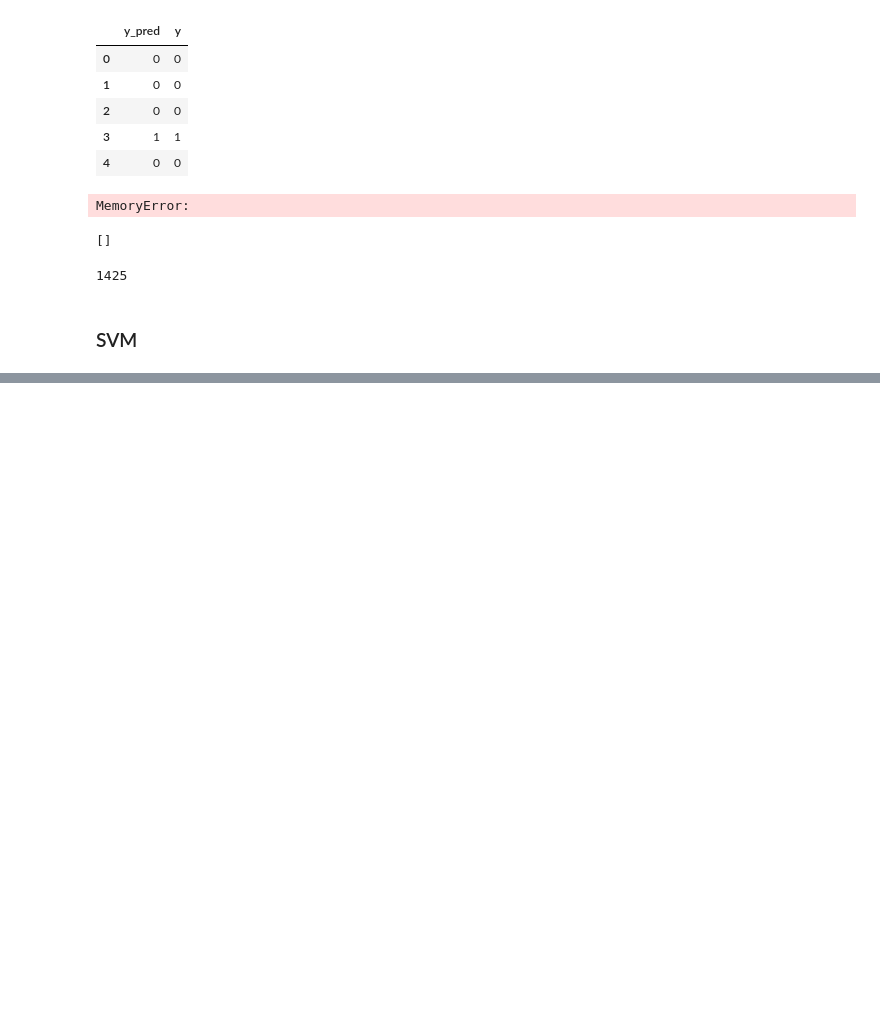
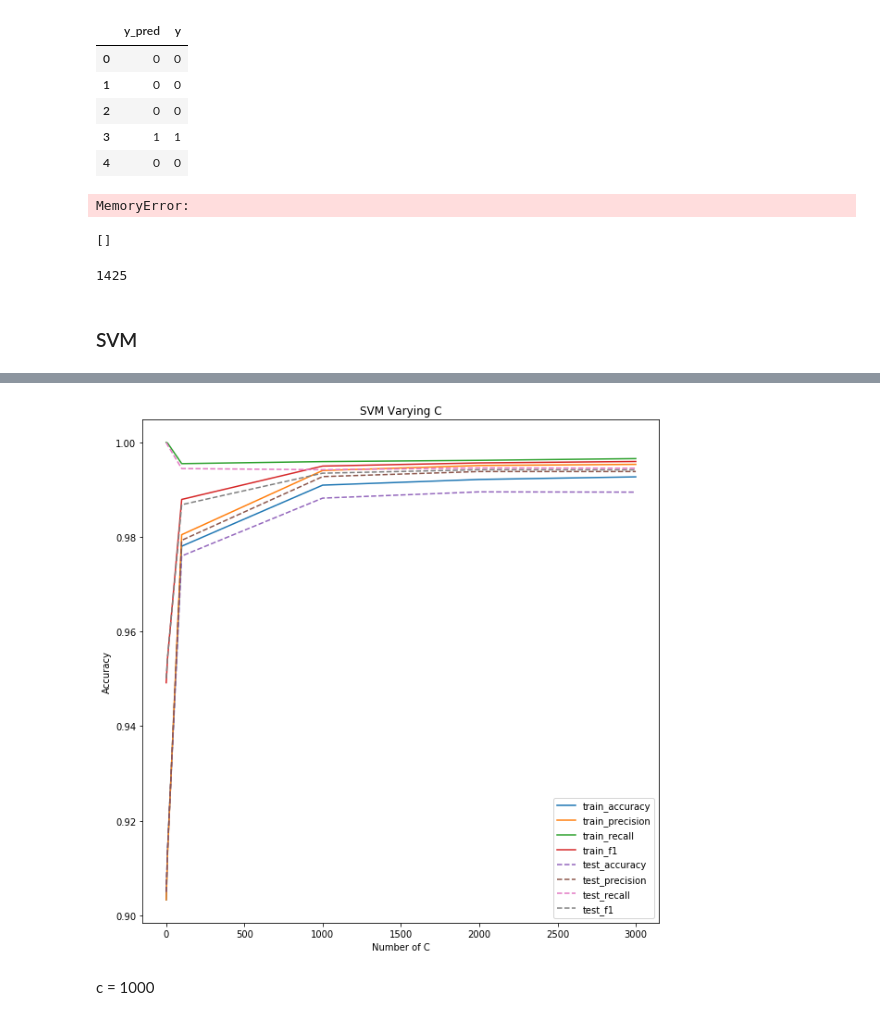
Before and after one commit to BinZhang109/NLP_Assignments, a Jupyter notebook: Lesson-07/assignment-07 First Step of using machine learning and models..ipynb, the cells around one changed output, grey strips where cells are left out. Cells and saved outputs as stored; diff of their text form; code cells hidden in the pictures; blank space fills up the shorter version.

```diff
--- a/Lesson-07/assignment-07 First Step of using machine learning and models..ipynb
+++ b/Lesson-07/assignment-07 First Step of using machine learning and models..ipynb
@@ -1231,0 +1239,17 @@ plt.show()
+# %%
+def get_score_from_varying_parameters(C, class_weight, kernel):
+    clf = SVC(gamma='auto', C=C, class_weight=class_weight, kernel = kernel)
+    clf.fit(X_tr_arr, y_tr_arr)
+
+    y_tr_pred = clf.predict(X_tr_arr)
+    train_accuracy, train_precision, train_recall, train_f1 = get_F1(y_tr_pred, y_tr_arr)
+    y_ts_pred = clf.predict(X_ts_arr)
+    test_accuracy, test_precision, test_recall, test_f1 = get_F1(y_ts_pred, y_ts_arr)
+
+    print('max_features=1000, C=%s, class_weight=%s, kernel=%s 执行完成' % (str(C), str(class_weight), str(kernel)))
+
+    return train_accuracy, train_precision, train_recall, train_f1, test_accuracy, test_precision, test_recall, test_f1
+# %%
+score_list = []
+for C in [1, 10, 100, 1000, 2000, 3000]:
+    score_list.append(get_score_from_varying_parameters(C=C))
@@ -1231,0 +1274,43 @@ plt.show()
+# %%
+C = [1, 10, 100, 1000, 2000, 3000]
+train_accuracy = np.empty(len(score_list))
+train_precision = np.empty(len(score_list))
+train_recall = np.empty(len(score_list))
+train_f1 = np.empty(len(score_list))
+
+test_accuracy = np.empty(len(score_list))
+test_precision = np.empty(len(score_list))
+test_recall = np.empty(len(score_list))
+test_f1 = np.empty(len(score_list))
+
+for i,k in enumerate(score_list):
+    train_accuracy[i] = k[0]
+    train_precision[i] = k[1]
+    train_recall[i] = k[2]
+    train_f1[i] = k[3]
+
+    test_accuracy[i] = k[4]
+    test_precision[i] = k[5]
+    test_recall[i] = k[6]
+    test_f1[i] = k[7]
+
+plt.figure(figsize=(10,10))
+plt.title('SVM Varying C')
+
+plt.plot(C, train_accuracy, label='train_accuracy')
+plt.plot(C, train_precision, label='train_precision')
+plt.plot(C, train_recall, label='train_recall')
+plt.plot(C, train_f1, label='train_f1')
+plt.plot(C, test_accuracy, '--', label='test_accuracy')
+plt.plot(C, test_precision, '--', label='test_precision')
+plt.plot(C, test_recall, '--', label='test_recall')
+plt.plot(C, test_f1, '--', label='test_f1')
+
+plt.legend()
+plt.xlabel('Number of C')
+plt.ylabel('Accuracy')
+plt.show()
+# %% [output]
+[figure, added]
+# %% [markdown]
+c = 1000
```
Also changed, not shown: parts of 28 cells of this notebook.
